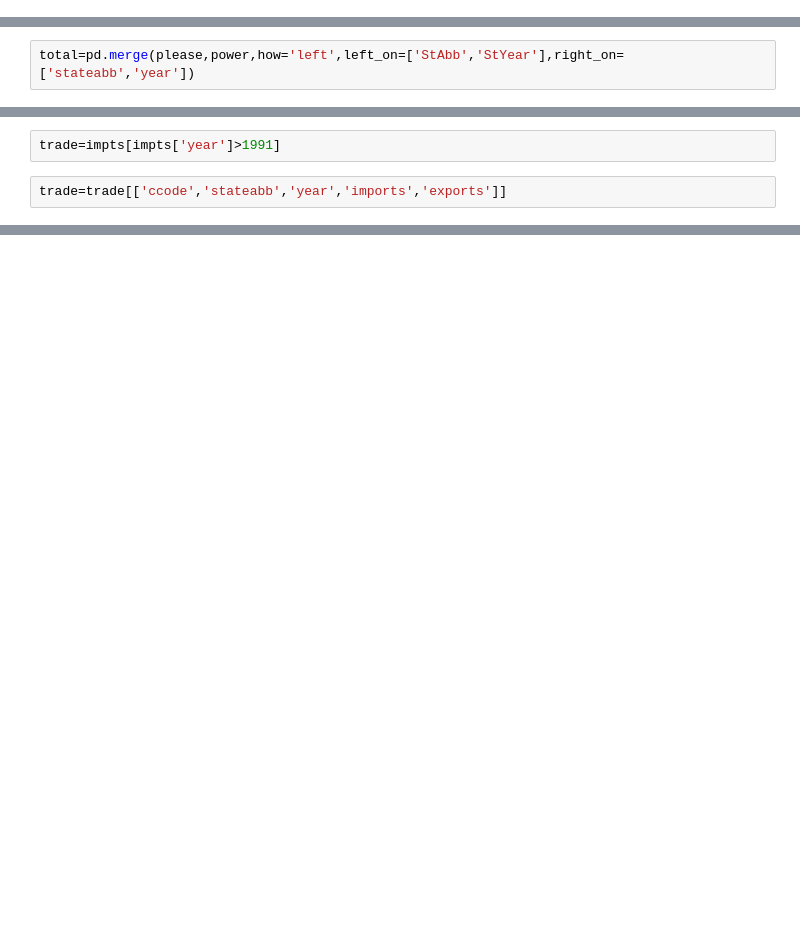
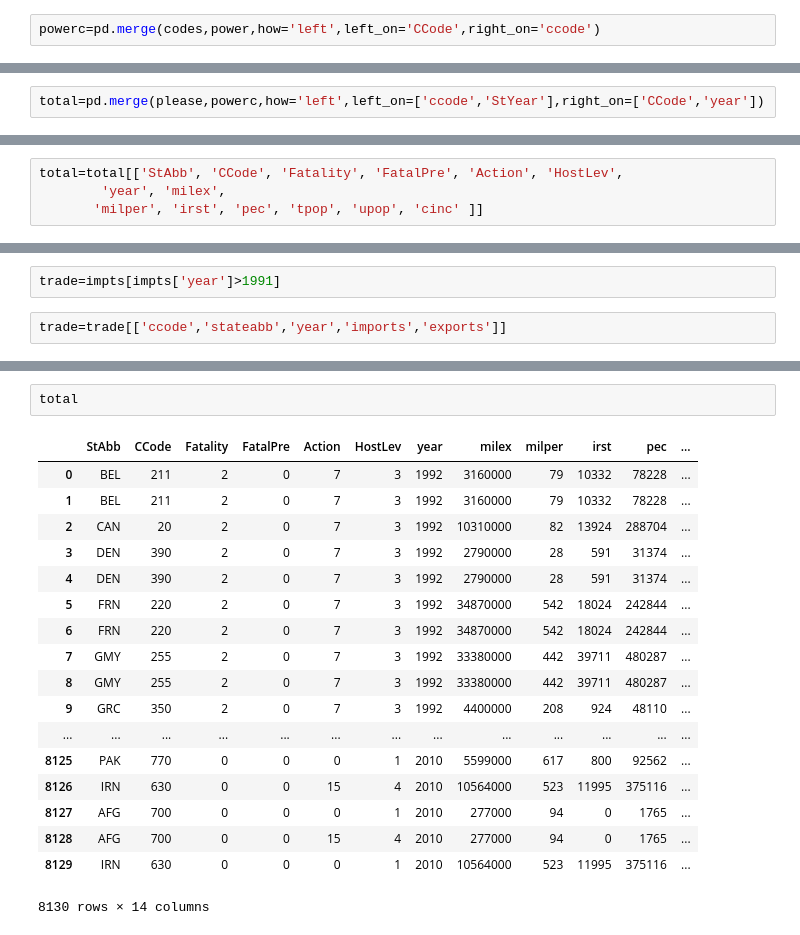
Before and after one commit to denisdunn/conflict_peace, a Jupyter notebook: conflicts_project.ipynb, the cells around one changed output, grey strips where cells are left out. Saved outputs shown, nothing was run; the diff lists cells and outputs as text; blank space fills up the shorter version.

```diff
--- a/conflicts_project.ipynb
+++ b/conflicts_project.ipynb
@@ -33,0 +33,2 @@ power=pd.read_csv("/Users/denisdunn/Downloads/NMC_5_0/NMC_5_0.csv")
+# %%
+powerc=pd.merge(codes,power,how='left',left_on='CCode',right_on='ccode')
@@ -34,2 +43,2 @@ power=pd.read_csv("/Users/denisdunn/Downloads/NMC_5_0/NMC_5_0.csv")
 # %%
-total=pd.merge(please,power,how='left',left_on=['StAbb','StYear'],right_on=['stateabb','year'])
+total=pd.merge(please,powerc,how='left',left_on=['ccode','StYear'],right_on=['CCode','year'])
@@ -57,0 +54,4 @@ array(['DispNum3', 'IncidNum3', 'DispNum4', 'IncidNum4', 'StAbb',
+# %%
+total=total[['StAbb', 'CCode', 'Fatality', 'FatalPre', 'Action', 'HostLev',
+        'year', 'milex',
+       'milper', 'irst', 'pec', 'tpop', 'upop', 'cinc' ]]
@@ -158,0 +372,21 @@ tottrade.head()
+# %%
+total
+# %% [output]
+|  | StAbb | CCode | Fatality | FatalPre | Action | HostLev | year | milex | milper | irst | pec | ... |
+| 0 | BEL | 211 | 2 | 0 | 7 | 3 | 1992 | 3160000 | 79 | 10332 | 78228 | ... |
+| 1 | BEL | 211 | 2 | 0 | 7 | 3 | 1992 | 3160000 | 79 | 10332 | 78228 | ... |
+| 2 | CAN | 20 | 2 | 0 | 7 | 3 | 1992 | 10310000 | 82 | 13924 | 288704 | ... |
+| 3 | DEN | 390 | 2 | 0 | 7 | 3 | 1992 | 2790000 | 28 | 591 | 31374 | ... |
+| 4 | DEN | 390 | 2 | 0 | 7 | 3 | 1992 | 2790000 | 28 | 591 | 31374 | ... |
+| 5 | FRN | 220 | 2 | 0 | 7 | 3 | 1992 | 34870000 | 542 | 18024 | 242844 | ... |
+| 6 | FRN | 220 | 2 | 0 | 7 | 3 | 1992 | 34870000 | 542 | 18024 | 242844 | ... |
+| 7 | GMY | 255 | 2 | 0 | 7 | 3 | 1992 | 33380000 | 442 | 39711 | 480287 | ... |
+| 8 | GMY | 255 | 2 | 0 | 7 | 3 | 1992 | 33380000 | 442 | 39711 | 480287 | ... |
+| 9 | GRC | 350 | 2 | 0 | 7 | 3 | 1992 | 4400000 | 208 | 924 | 48110 | ... |
+| ... | ... | ... | ... | ... | ... | ... | ... | ... | ... | ... | ... | ... |
+| 8125 | PAK | 770 | 0 | 0 | 0 | 1 | 2010 | 5599000 | 617 | 800 | 92562 | ... |
+| 8126 | IRN | 630 | 0 | 0 | 15 | 4 | 2010 | 10564000 | 523 | 11995 | 375116 | ... |
+| 8127 | AFG | 700 | 0 | 0 | 0 | 1 | 2010 | 277000 | 94 | 0 | 1765 | ... |
+| 8128 | AFG | 700 | 0 | 0 | 15 | 4 | 2010 | 277000 | 94 | 0 | 1765 | ... |
+| 8129 | IRN | 630 | 0 | 0 | 0 | 1 | 2010 | 10564000 | 523 | 11995 | 375116 | ... |
+8130 rows × 14 columns
```
Also changed, not shown: parts of 113 cells of this notebook.
